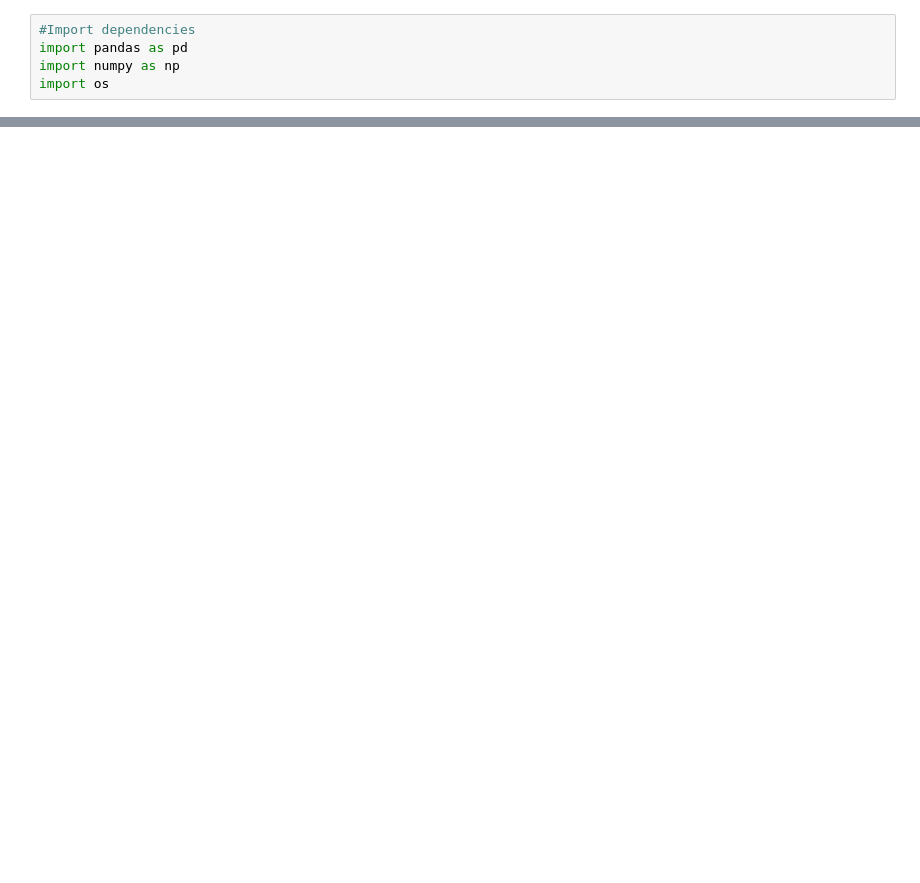
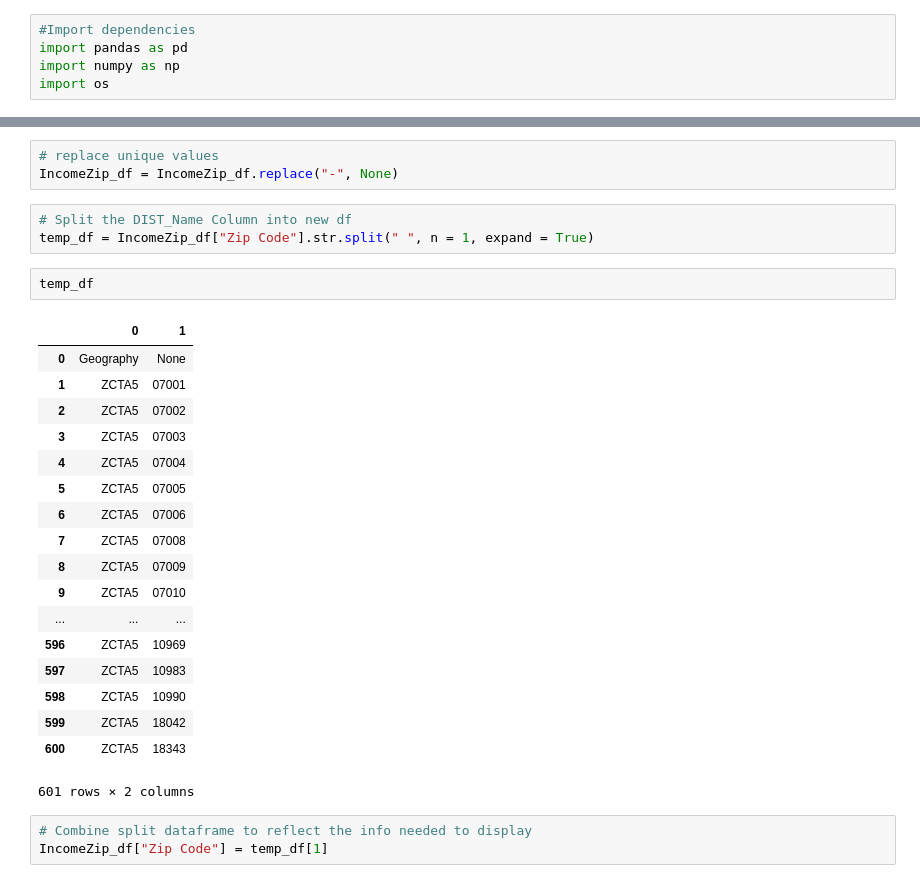
Before and after one commit to gretelup/dataviz_2, a Jupyter notebook: Income_by_Zipcode.ipynb, the cells around one changed output, grey strips where cells are left out. Cells and saved outputs as stored; diff of their text form; blank space fills up the shorter version.

```diff
--- a/Income_by_Zipcode.ipynb
+++ b/Income_by_Zipcode.ipynb
@@ -88,0 +93,30 @@ ValueError: You are trying to merge on int64 and object columns. If you wish to
+# %%
+# replace unique values
+IncomeZip_df = IncomeZip_df.replace("-", None)
+# %%
+# Split the DIST_Name Column into new df
+temp_df = IncomeZip_df["Zip Code"].str.split(" ", n = 1, expand = True)
+# %%
+temp_df
+# %% [output]
+|  | 0 | 1 |
+| 0 | Geography | None |
+| 1 | ZCTA5 | 07001 |
+| 2 | ZCTA5 | 07002 |
+| 3 | ZCTA5 | 07003 |
+| 4 | ZCTA5 | 07004 |
+| 5 | ZCTA5 | 07005 |
+| 6 | ZCTA5 | 07006 |
+| 7 | ZCTA5 | 07008 |
+| 8 | ZCTA5 | 07009 |
+| 9 | ZCTA5 | 07010 |
+| ... | ... | ... |
+| 596 | ZCTA5 | 10969 |
+| 597 | ZCTA5 | 10983 |
+| 598 | ZCTA5 | 10990 |
+| 599 | ZCTA5 | 18042 |
+| 600 | ZCTA5 | 18343 |
+601 rows × 2 columns
+# %%
+# Combine split dataframe to reflect the info needed to display
+IncomeZip_df["Zip Code"] = temp_df[1]
```
Also changed, not shown: parts of 27 cells of this notebook.
